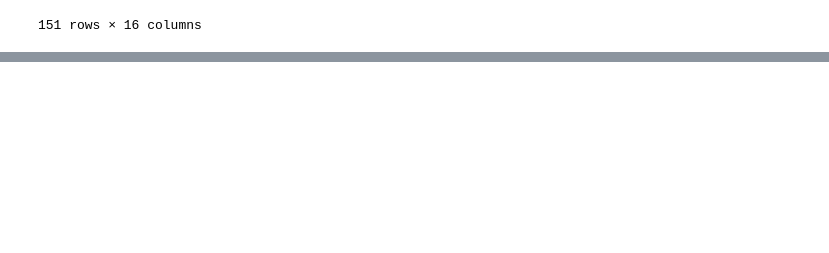
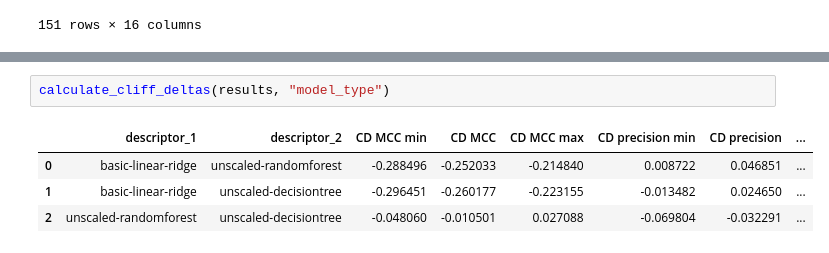
Before and after one commit to tlewowski/defect-prediction, a Jupyter notebook: manual_analysis/single_metric/defect-performance-single-metric.ipynb, the cells around one changed output, grey strips where cells are left out. Drawn from its saved outputs; the diff is of its cells as text; blank space fills up the shorter version.

```diff
--- a/manual_analysis/single_metric/defect-performance-single-metric.ipynb
+++ b/manual_analysis/single_metric/defect-performance-single-metric.ipynb
@@ -206,0 +237,7 @@ grouped_data
+# %%
+calculate_cliff_deltas(results, "model_type")
+# %% [output]
+|  | descriptor_1 | descriptor_2 | CD MCC min | CD MCC | CD MCC max | CD precision min | CD precision | ... |
+| 0 | basic-linear-ridge | unscaled-randomforest | -0.288496 | -0.252033 | -0.214840 | 0.008722 | 0.046851 | ... |
+| 1 | basic-linear-ridge | unscaled-decisiontree | -0.296451 | -0.260177 | -0.223155 | -0.013482 | 0.024650 | ... |
+| 2 | unscaled-randomforest | unscaled-decisiontree | -0.048060 | -0.010501 | 0.027088 | -0.069804 | -0.032291 | ... |
```
Also changed, not shown: parts of 6 cells of this notebook, 3 other files.
